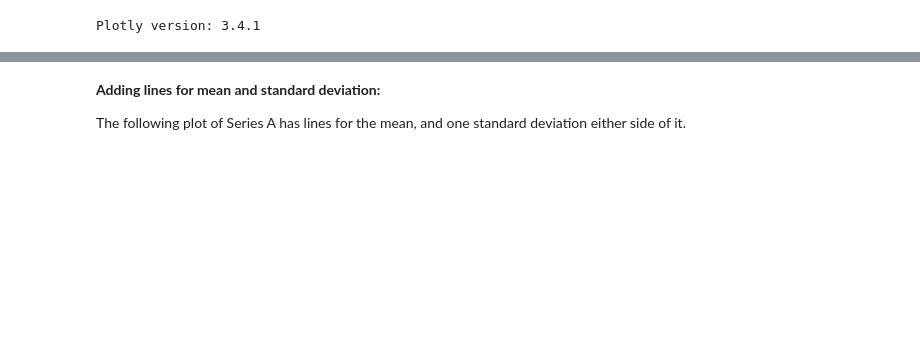
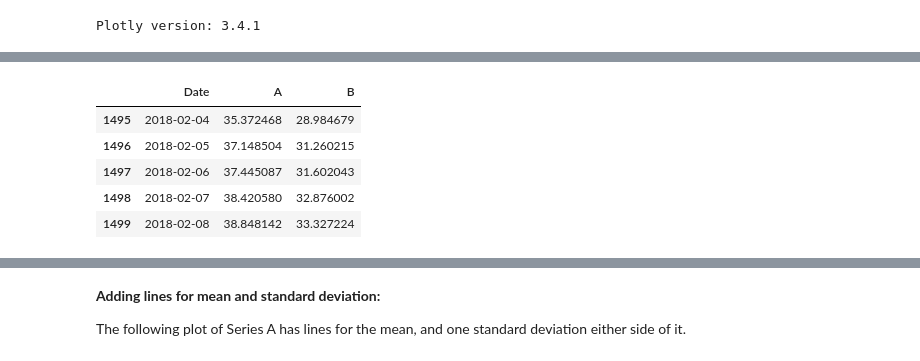
Before and after one commit to bw-matthew/python_exercises, a Jupyter notebook: exercises/08_graphs/graphing_with_plotly_exercise.ipynb, the cells around one changed output, grey strips where cells are left out. Saved outputs shown, nothing was run; the diff lists cells and outputs as text; code cells hidden in the pictures; blank space fills up the shorter version.

```diff
--- a/exercises/08_graphs/Graphing exercise.ipynb
+++ b/exercises/08_graphs/graphing_with_plotly_exercise.ipynb
@@ -60,0 +50,9 @@ df
+# %%
+df.tail()
+# %% [output]
+|  | Date | A | B |
+| 1495 | 2018-02-04 | 35.372468 | 28.984679 |
+| 1496 | 2018-02-05 | 37.148504 | 31.260215 |
+| 1497 | 2018-02-06 | 37.445087 | 31.602043 |
+| 1498 | 2018-02-07 | 38.420580 | 32.876002 |
+| 1499 | 2018-02-08 | 38.848142 | 33.327224 |
```
Also changed, not shown: parts of 17 cells of this notebook, 1 other file.
